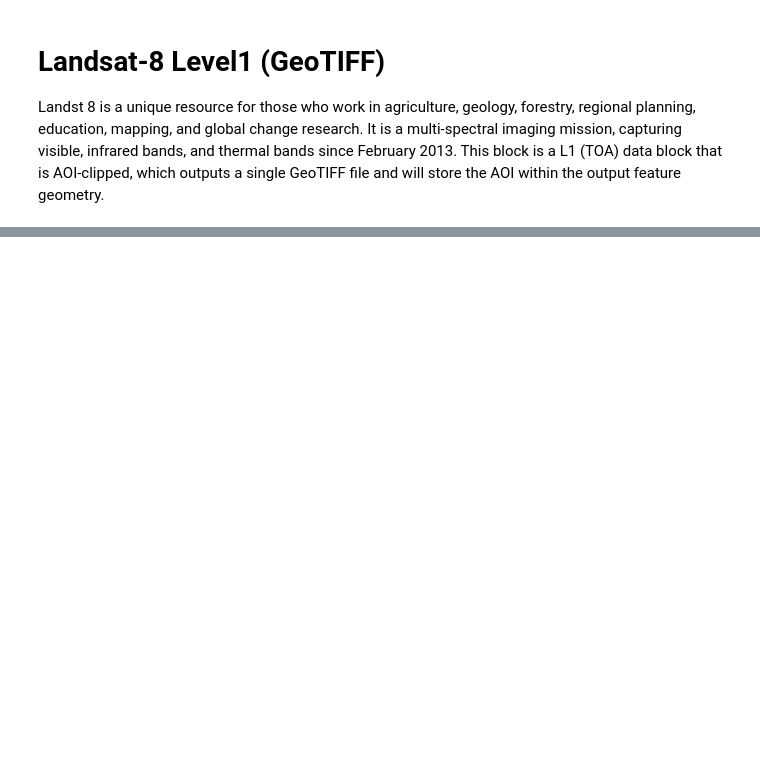
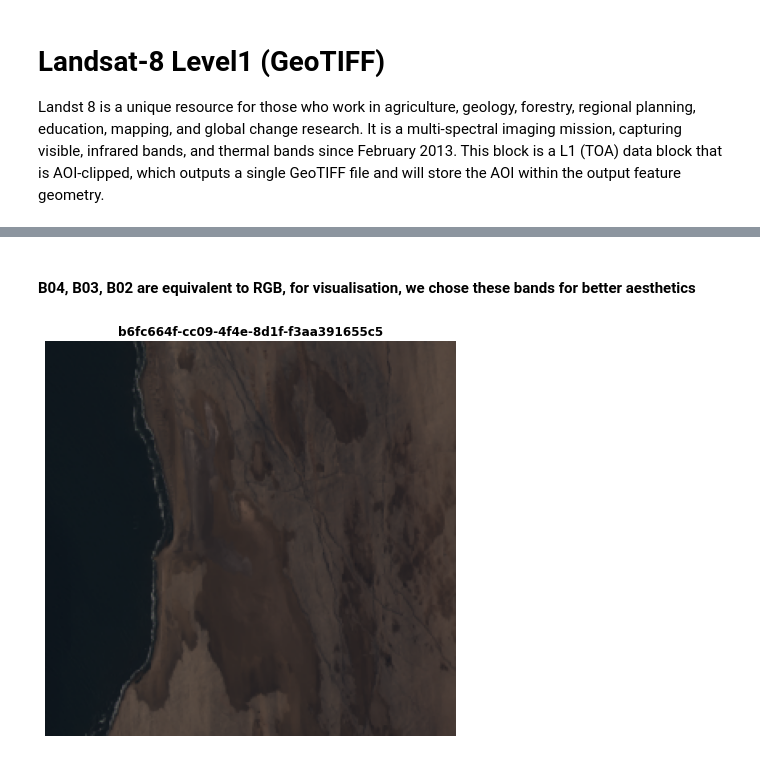
Before and after one commit to up42/up42-py, a Jupyter notebook: examples/data-block-examples/landsat8-geotiff-example.ipynb, the cells around one changed output, grey strips where cells are left out. Saved outputs shown, nothing was run; the diff lists cells and outputs as text; code cells hidden in the pictures; blank space fills up the shorter version.

Commit message:
landsat8 notebook example updated v2

```diff
--- a/examples/data-block-examples/landsat8-geotiff-example.ipynb
+++ b/examples/data-block-examples/landsat8-geotiff-example.ipynb
@@ -28,9 +64,10 @@ workflow.add_workflow_tasks(input_tasks)
 # %%
-input_parameters = workflow.construct_parameters(geometry=aoi,
+# Define the aoi and input parameters of the workflow to run it
+input_parameters = workflow.construct_parameters(geometry=namib_desert_aoi,
                                                  geometry_operation='bbox',
                                                  start_date="2018-11-07",
                                                  end_date="2020-12-31")
-input_parameters["sentinelhub-landsat8-aoiclipped:1"].update({"max_cloud_cover":10})
+input_parameters["sentinelhub-landsat8-aoiclipped:1"].update({"max_cloud_cover":100})
 # %%
 # Estimate parameters
 workflow.estimate_job(input_parameters)
@@ -73,0 +110,7 @@ job.plot_results(figsize=(6,6))
+# %% [markdown]
+#### B04, B03, B02 are equivalent to RGB, for visualisation, we chose these bands for better aesthetics
+# %%
+# Plot the results
+job.plot_results(figsize=(6,6), bands=[4,3,2])
+# %% [output]
+[figure, added]
```
Also changed, not shown: parts of 13 cells of this notebook.
